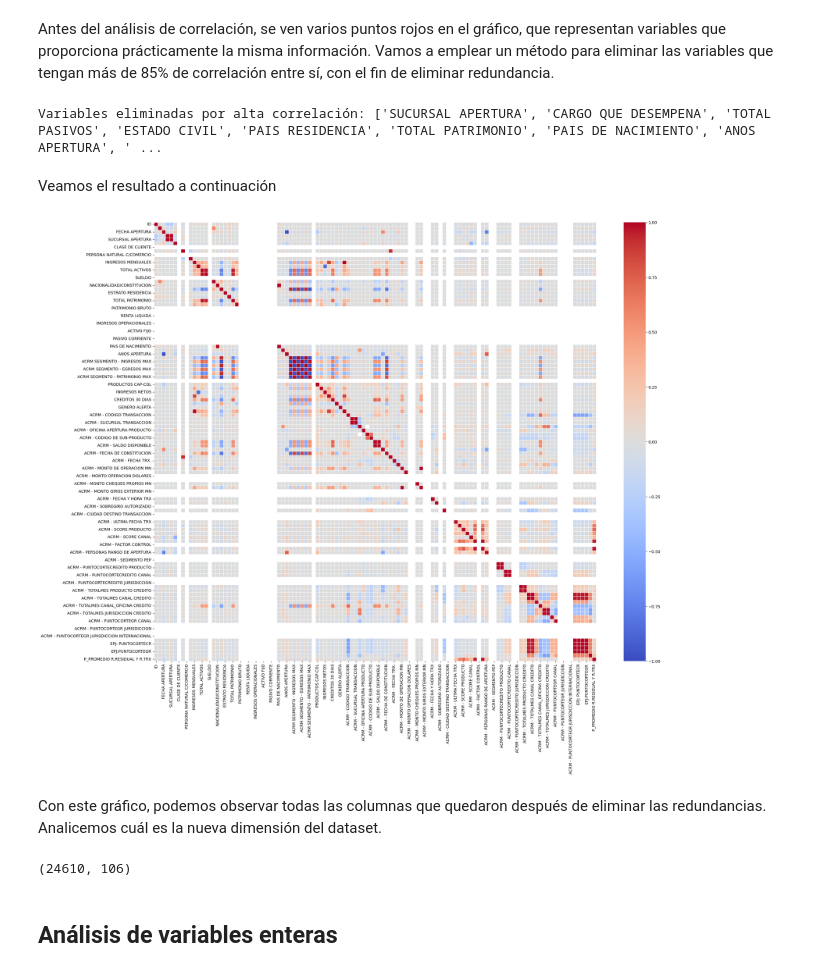
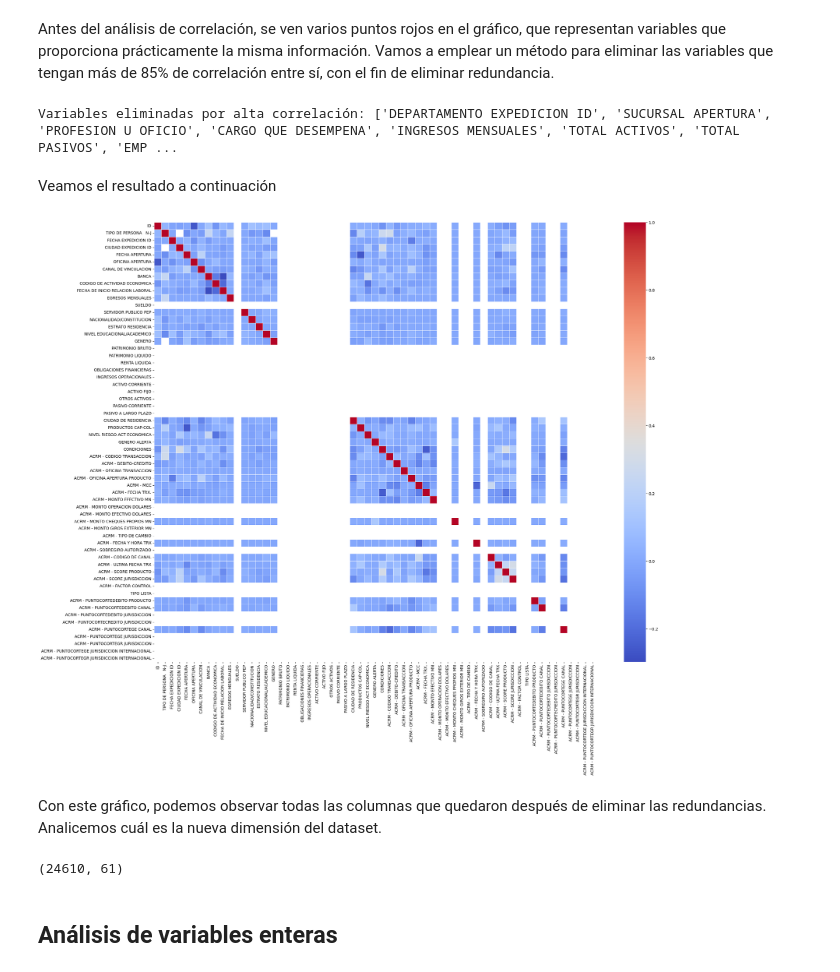
Before and after one commit to gabrielres10/EDA-Caso-Banco, a Jupyter notebook: plantilla_entrega_final_(renombrar).ipynb, the cells around one changed output. Drawn from its saved outputs; the diff is of its cells as text; code cells hidden in the pictures.

```diff
--- a/plantilla_entrega_final_(renombrar).ipynb
+++ b/plantilla_entrega_final_(renombrar).ipynb
@@ -657,7 +657,7 @@ Antes del análisis de correlación, se ven varios puntos rojos en el gráfico,
 non_redundant_df = numeric_data.copy()
 
 # Definir un umbral de correlación (ejemplo: 0.85)
-correlation_threshold = 0.85
+correlation_threshold = 0.4
 
 # Calculamos la matriz de correlación
 corr_matrix = non_redundant_df.corr().abs()
@@ -674,22 +674,21 @@ non_redundant_df = non_redundant_df.drop(columns=to_drop)
 # Mostramos las variables eliminadas
 print("Variables eliminadas por alta correlación:", to_drop)
 # %% [output]
-Variables eliminadas por alta correlación: ['SUCURSAL APERTURA', 'CARGO QUE DESEMPENA', 'TOTAL PASIVOS', 'ESTADO CIVIL', 'PAIS RESIDENCIA', 'TOTAL PATRIMONIO', 'PAIS DE NACIMIENTO', 'ANOS APERTURA', ' ...
+Variables eliminadas por alta correlación: ['DEPARTAMENTO EXPEDICION ID', 'SUCURSAL APERTURA', 'PROFESION U OFICIO', 'CARGO QUE DESEMPENA', 'INGRESOS MENSUALES', 'TOTAL ACTIVOS', 'TOTAL PASIVOS', 'EMP ...
 # %% [markdown]
 Veamos el resultado a continuación
 # %%
 plt.figure(figsize=(25, 20))
-correlated_df = correlated_df.select_dtypes(include=[np.number])
-sns.heatmap(correlated_df.corr(), annot=False, cmap="coolwarm", linewidths=0.5)
+sns.heatmap(non_redundant_df.corr(), annot=False, cmap="coolwarm", linewidths=0.5)
 plt.show()
 # %% [output]
-[figure, old version]
+[figure, new version]
 # %% [markdown]
 Con este gráfico, podemos observar todas las columnas que quedaron después de eliminar las redundancias. Analicemos cuál es la nueva dimensión del dataset.
 # %%
 non_redundant_df.shape
 # %% [output]
-(24610, 106)
+(24610, 61)
 # %% [markdown]
 ## Análisis de variables enteras
 # %% [markdown]
```
Also changed, not shown: parts of 59 cells of this notebook.
